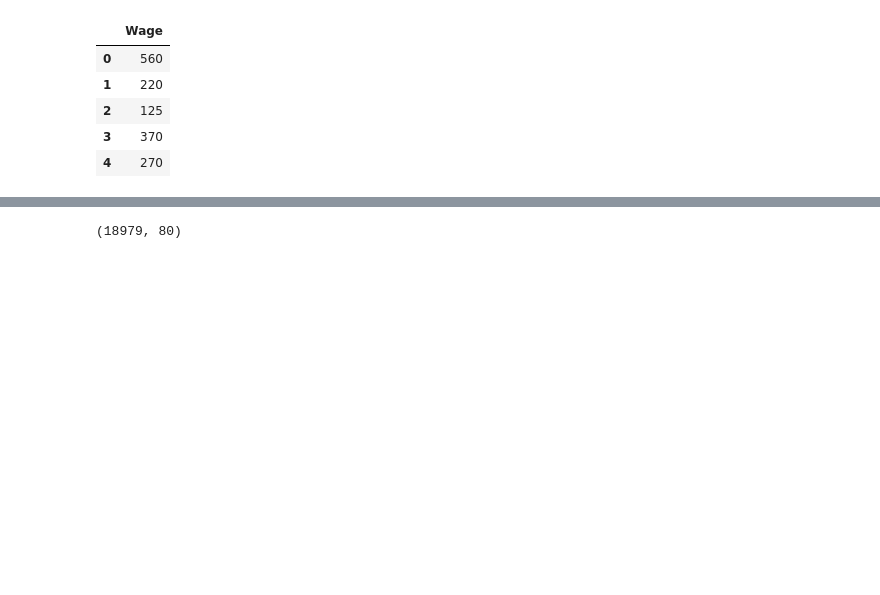
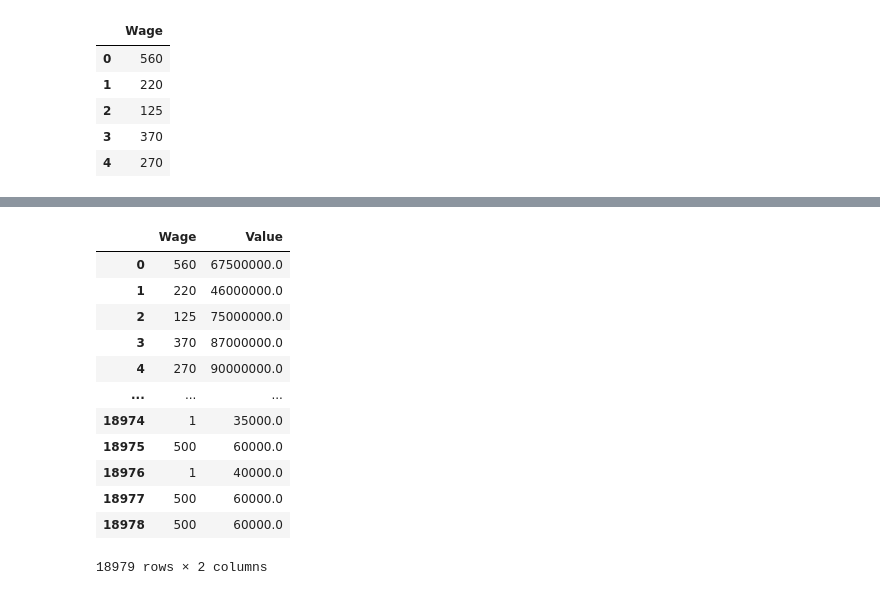
Before and after one commit to ayoub22222222/Data_Cleaning_project, a Jupyter notebook: Untitled.ipynb, the cells around one changed output, grey strips where cells are left out. Cells and saved outputs as stored; diff of their text form; code cells hidden in the pictures; blank space fills up the shorter version.

```diff
--- a/Untitled.ipynb
+++ b/Untitled.ipynb
@@ -335,9 +340,21 @@ memory usage: 148.4 KB
 # %%
 # for i in df['Value']:
 #     print(i)
 
-df.shape
+df[['Wage', 'Value']]
 # %% [output]
+|  | Wage | Value |
+| 0 | 560 | 67500000.0 |
+| 1 | 220 | 46000000.0 |
+| 2 | 125 | 75000000.0 |
+| 3 | 370 | 87000000.0 |
+| 4 | 270 | 90000000.0 |
+| ... | ... | ... |
+| 18974 | 1 | 35000.0 |
+| 18975 | 500 | 60000.0 |
+| 18976 | 1 | 40000.0 |
+| 18977 | 500 | 60000.0 |
+| 18978 | 500 | 60000.0 |
-(18979, 80)
+18979 rows × 2 columns
 # %%
 df[['Wage', 'Value']].head()
```
Also changed, not shown: parts of 8 cells of this notebook.
